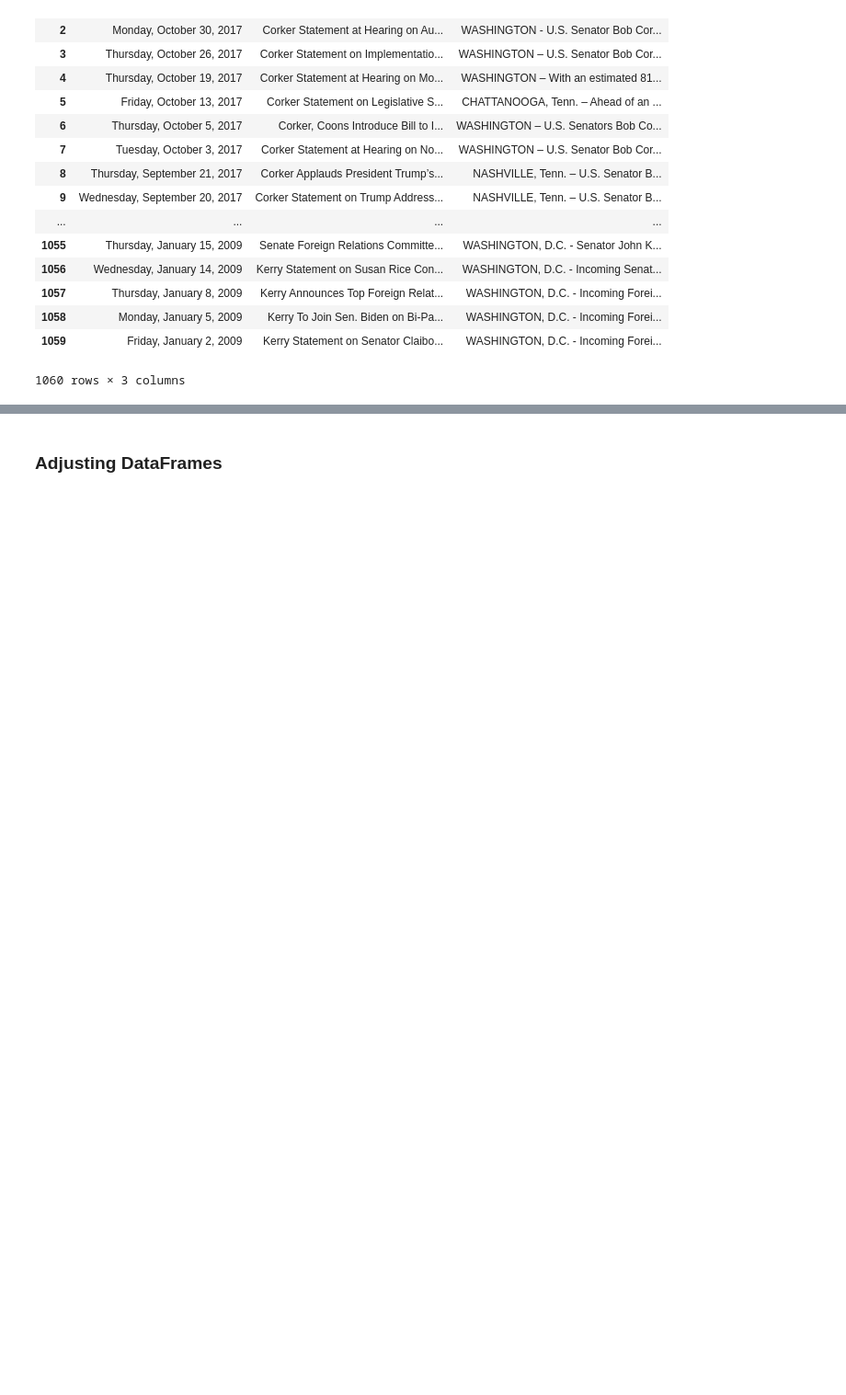
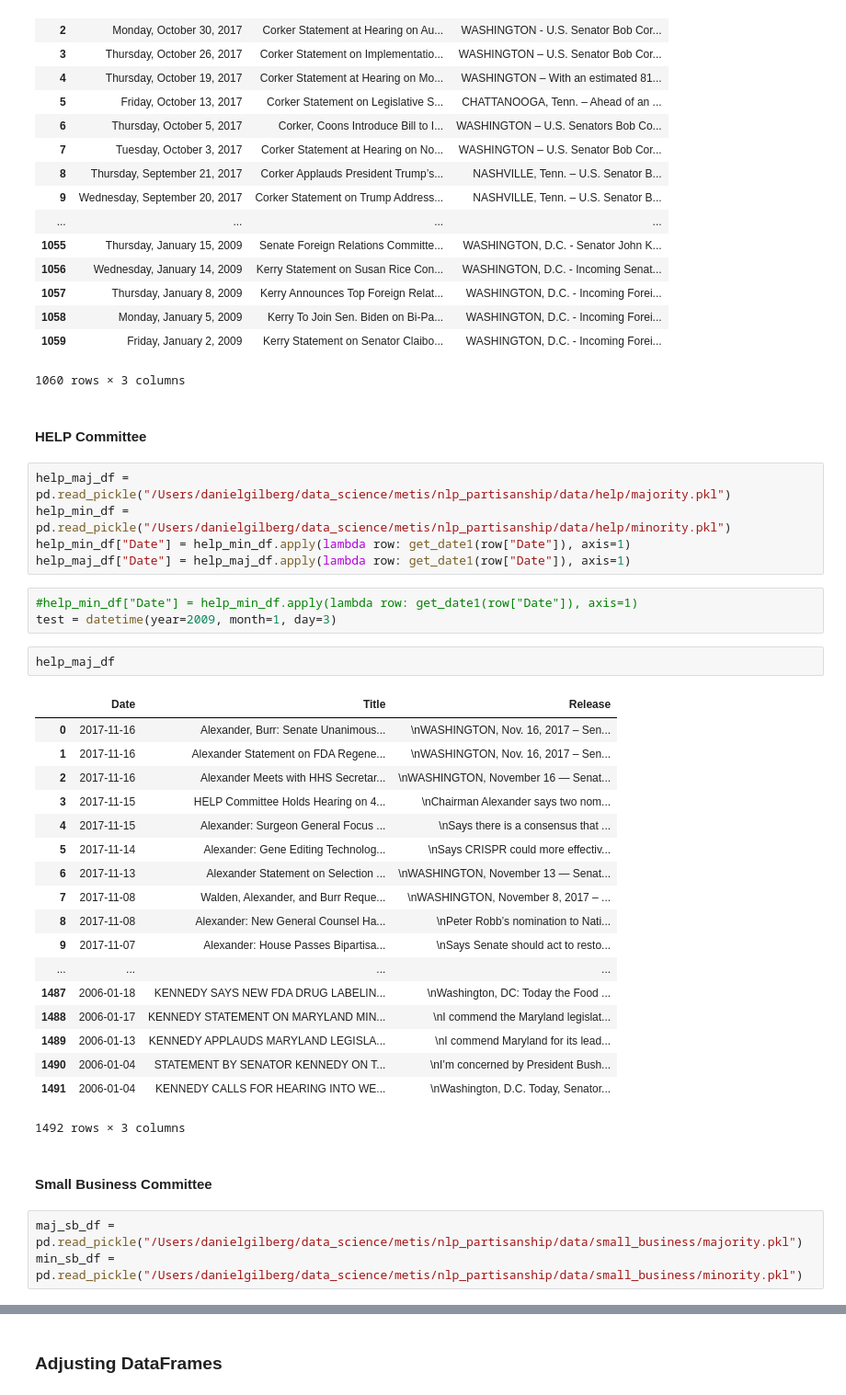
Before and after one commit to dgilbs/nlp_partisanship, a Jupyter notebook: Data_Cleaning.ipynb, the cells around one changed output, grey strips where cells are left out. Shown at 92% size. Cells and saved outputs as stored; diff of their text form; blank space fills up the shorter version.

```diff
--- a/Data_Cleaning.ipynb
+++ b/Data_Cleaning.ipynb
@@ -151,3 +151,39 @@ maj_fr_df
 | 1058 | Monday, January 5, 2009 | Kerry To Join Sen. Biden on Bi-Pa... | WASHINGTON, D.C. - Incoming Forei... |
 | 1059 | Friday, January 2, 2009 | Kerry Statement on Senator Claibo... | WASHINGTON, D.C. - Incoming Forei... |
 1060 rows × 3 columns
+# %% [markdown]
+#### HELP Committee
+# %%
+help_maj_df = pd.read_pickle("/Users/danielgilberg/data_science/metis/nlp_partisanship/data/help/majority.pkl")
+help_min_df = pd.read_pickle("/Users/danielgilberg/data_science/metis/nlp_partisanship/data/help/minority.pkl")
+help_min_df["Date"] = help_min_df.apply(lambda row: get_date1(row["Date"]), axis=1)
+help_maj_df["Date"] = help_maj_df.apply(lambda row: get_date1(row["Date"]), axis=1)
+# %%
+#help_min_df["Date"] = help_min_df.apply(lambda row: get_date1(row["Date"]), axis=1)
+test = datetime(year=2009, month=1, day=3)
+# %%
+help_maj_df
+# %% [output]
+|  | Date | Title | Release |
+| 0 | 2017-11-16 | Alexander, Burr: Senate Unanimous... | \nWASHINGTON, Nov. 16, 2017 – Sen... |
+| 1 | 2017-11-16 | Alexander Statement on FDA Regene... | \nWASHINGTON, Nov. 16, 2017 – Sen... |
+| 2 | 2017-11-16 | Alexander Meets with HHS Secretar... | \nWASHINGTON, November 16 — Senat... |
+| 3 | 2017-11-15 | HELP Committee Holds Hearing on 4... | \nChairman Alexander says two nom... |
+| 4 | 2017-11-15 | Alexander: Surgeon General Focus ... | \nSays there is a consensus that ... |
+| 5 | 2017-11-14 | Alexander: Gene Editing Technolog... | \nSays CRISPR could more effectiv... |
+| 6 | 2017-11-13 | Alexander Statement on Selection ... | \nWASHINGTON, November 13 — Senat... |
+| 7 | 2017-11-08 | Walden, Alexander, and Burr Reque... | \nWASHINGTON, November 8, 2017 – ... |
+| 8 | 2017-11-08 | Alexander: New General Counsel Ha... | \nPeter Robb’s nomination to Nati... |
+| 9 | 2017-11-07 | Alexander: House Passes Bipartisa... | \nSays Senate should act to resto... |
+| ... | ... | ... | ... |
+| 1487 | 2006-01-18 | KENNEDY SAYS NEW FDA DRUG LABELIN... | \nWashington, DC: Today the Food ... |
+| 1488 | 2006-01-17 | KENNEDY STATEMENT ON MARYLAND MIN... | \nI commend the Maryland legislat... |
+| 1489 | 2006-01-13 | KENNEDY APPLAUDS MARYLAND LEGISLA... | \nI commend Maryland for its lead... |
+| 1490 | 2006-01-04 | STATEMENT BY SENATOR KENNEDY ON T... | \nI’m concerned by President Bush... |
+| 1491 | 2006-01-04 | KENNEDY CALLS FOR HEARING INTO WE... | \nWashington, D.C. Today, Senator... |
+1492 rows × 3 columns
+# %% [markdown]
+#### Small Business Committee
+# %%
+maj_sb_df = pd.read_pickle("/Users/danielgilberg/data_science/metis/nlp_partisanship/data/small_business/majority.pkl")
+min_sb_df = pd.read_pickle("/Users/danielgilberg/data_science/metis/nlp_partisanship/data/small_business/minority.pkl")
```
Also changed, not shown: parts of 5 cells of this notebook, 5 other files.
